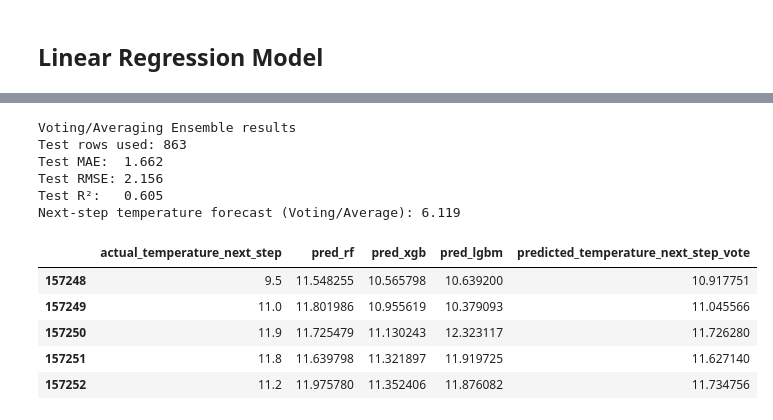
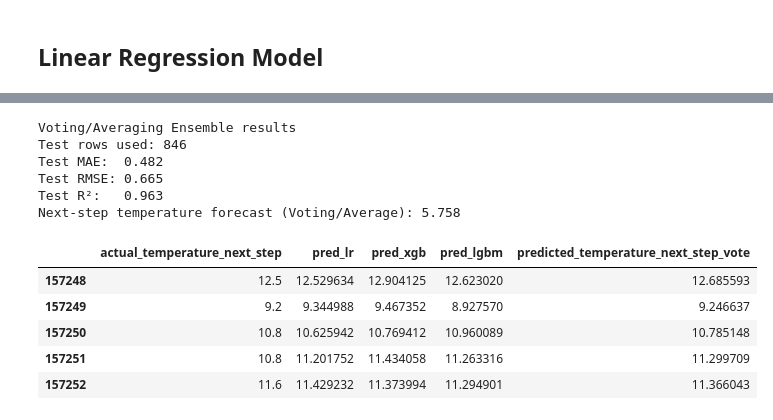
Before and after one commit to GrecoLucas/Weather-Prediction, a Jupyter notebook: level2/level2_models.ipynb, the cells around one changed output, grey strips where cells are left out. Saved outputs shown, nothing was run; the diff lists cells and outputs as text; code cells hidden in the pictures.

```diff
--- a/level2/level2_models.ipynb
+++ b/level2/level2_models.ipynb
@@ -464,67 +604,67 @@ Saved lightgbm_regressor to c:\Users\Pedro Passos\Desktop\Weather-Prediction\lev
 # %%
-# Average the test predictions from Random Forest, XGBoost, and LightGBM.
-# Use index alignment because the RF results were created in a different cell/setup.
+# Average the test predictions from Linear Regression, XGBoost, and LightGBM.
+# Use index alignment so the ensemble only scores rows available in all three model outputs.
 
-rf_test = forecast_results[
-    ["actual_temperature_next_step", "predicted_temperature_next_step"]
-].rename(columns={"predicted_temperature_next_step": "pred_rf"})
+lr_test = forecast_results_lr[
+    ["actual_temperature_next_step", "predicted_temperature_next_step_lr"]
+] .rename(columns={"predicted_temperature_next_step_lr": "pred_lr"})
 
 xgb_test = forecast_results_xgb[
     ["actual_temperature_next_step", "predicted_temperature_next_step_xgb"]
-].rename(columns={"predicted_temperature_next_step_xgb": "pred_xgb"})
+] .rename(columns={"predicted_temperature_next_step_xgb": "pred_xgb"})
 
 lgbm_test = forecast_results_lgbm[
     ["actual_temperature_next_step", "predicted_temperature_next_step_lgbm"]
-].rename(columns={"predicted_temperature_next_step_lgbm": "pred_lgbm"})
+] .rename(columns={"predicted_temperature_next_step_lgbm": "pred_lgbm"})
 
 forecast_results_vote = (
-    rf_test[["actual_temperature_next_step", "pred_rf"]]
+    lr_test[["actual_temperature_next_step", "pred_lr"]]
     .join(xgb_test[["pred_xgb"]], how="inner")
     .join(lgbm_test[["pred_lgbm"]], how="inner")
     .copy()
-)
+ )
 
 forecast_results_vote["predicted_temperature_next_step_vote"] = forecast_results_vote[
-    ["pred_rf", "pred_xgb", "pred_lgbm"]
-].mean(axis=1)
+    ["pred_lr", "pred_xgb", "pred_lgbm"]
+] .mean(axis=1)
 
 mae_test_vote = mean_absolute_error(
     forecast_results_vote["actual_temperature_next_step"],
     forecast_results_vote["predicted_temperature_next_step_vote"]
 )
 rmse_test_vote = mean_squared_error(
     forecast_results_vote["actual_temperature_next_step"],
     forecast_results_vote["predicted_temperature_next_step_vote"]
 ) ** 0.5
 r2_test_vote = r2_score(
     forecast_results_vote["actual_temperature_next_step"],
     forecast_results_vote["predicted_temperature_next_step_vote"]
 )
 
 print("Voting/Averaging Ensemble results")
 print(f"Test rows used: {len(forecast_results_vote)}")
 print(f"Test MAE:  {mae_test_vote:.3f}")
 print(f"Test RMSE: {rmse_test_vote:.3f}")
 print(f"Test R²:   {r2_test_vote:.3f}")
 
 next_temperature_forecast_vote = np.mean([
-    next_temperature_forecast,
+    next_temperature_forecast_lr,
     next_temperature_forecast_xgb,
     next_temperature_forecast_lgbm
 ])
 print(f"Next-step temperature forecast (Voting/Average): {next_temperature_forecast_vote:.3f}")
 
 forecast_results_vote.head()
 # %% [output]
 Voting/Averaging Ensemble results
-Test rows used: 863
-Test MAE:  1.662
-Test RMSE: 2.156
-Test R²:   0.605
-Next-step temperature forecast (Voting/Average): 6.119
+Test rows used: 846
+Test MAE:  0.482
+Test RMSE: 0.665
+Test R²:   0.963
+Next-step temperature forecast (Voting/Average): 5.758
-|  | actual_temperature_next_step | pred_rf | pred_xgb | pred_lgbm | predicted_temperature_next_step_vote |
-| 157248 | 9.5 | 11.548255 | 10.565798 | 10.639200 | 10.917751 |
-| 157249 | 11.0 | 11.801986 | 10.955619 | 10.379093 | 11.045566 |
-| 157250 | 11.9 | 11.725479 | 11.130243 | 12.323117 | 11.726280 |
-| 157251 | 11.8 | 11.639798 | 11.321897 | 11.919725 | 11.627140 |
-| 157252 | 11.2 | 11.975780 | 11.352406 | 11.876082 | 11.734756 |
+|  | actual_temperature_next_step | pred_lr | pred_xgb | pred_lgbm | predicted_temperature_next_step_vote |
+| 157248 | 12.5 | 12.529634 | 12.904125 | 12.623020 | 12.685593 |
+| 157249 | 9.2 | 9.344988 | 9.467352 | 8.927570 | 9.246637 |
+| 157250 | 10.8 | 10.625942 | 10.769412 | 10.960089 | 10.785148 |
+| 157251 | 10.8 | 11.201752 | 11.434058 | 11.263316 | 11.299709 |
+| 157252 | 11.6 | 11.429232 | 11.373994 | 11.294901 | 11.366043 |
```
Also changed, not shown: parts of 5 cells of this notebook, 4 other files.
